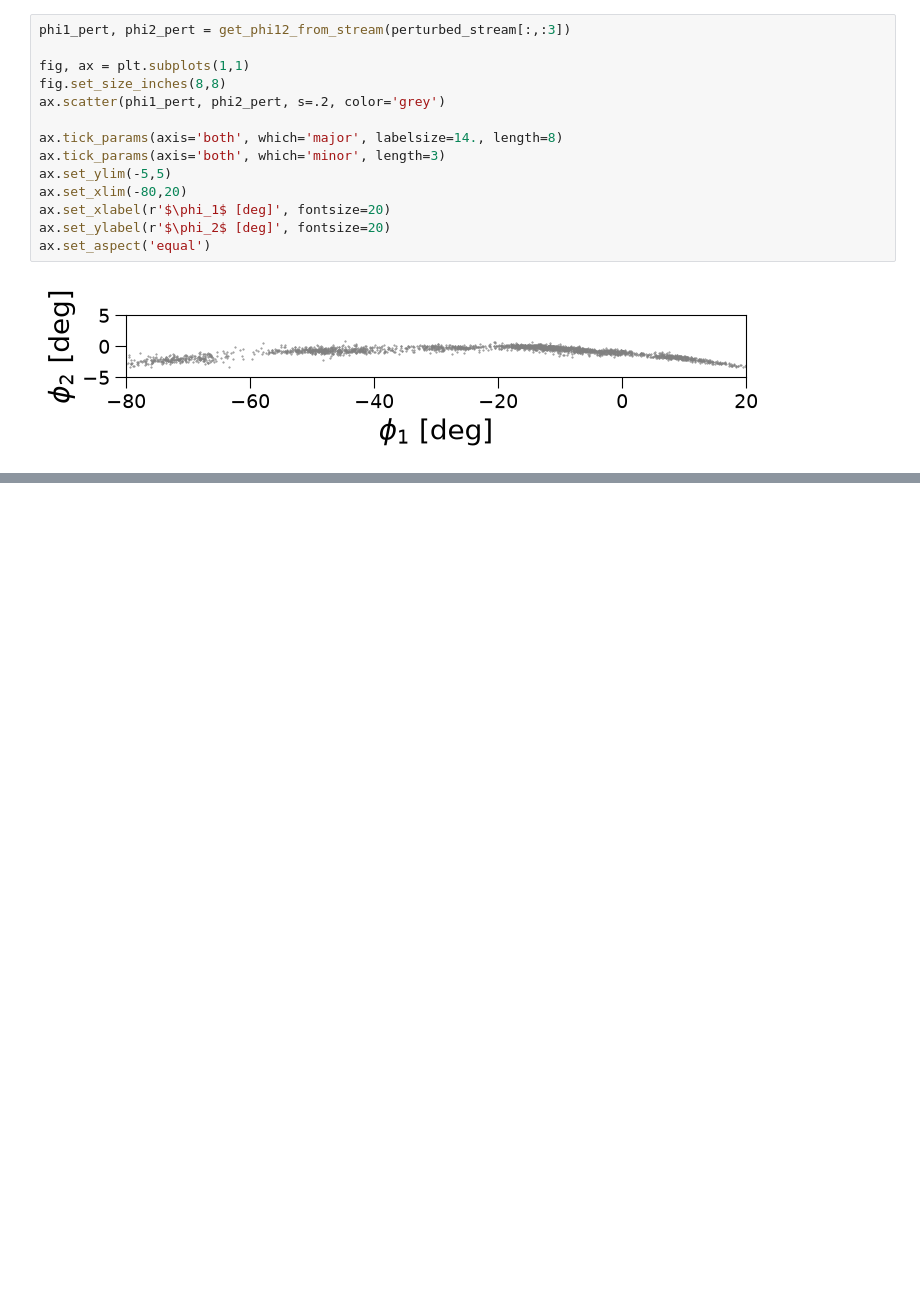
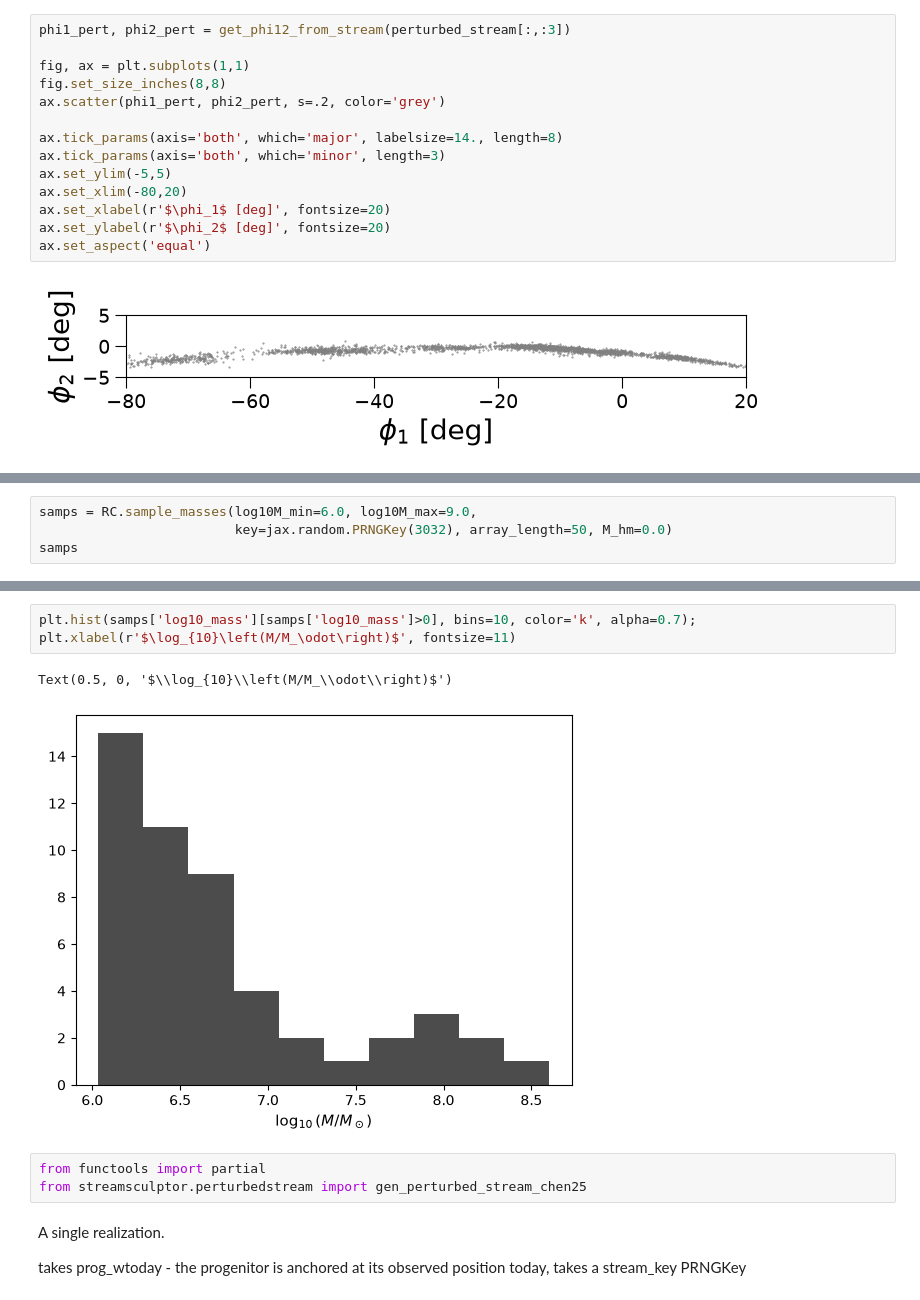
Before and after one commit to MariamKh-code/streamsculptor, a Jupyter notebook: my_notebooks/KICP.ipynb, the cells around one changed output, grey strips where cells are left out. Saved outputs shown, nothing was run; the diff lists cells and outputs as text; blank space fills up the shorter version.

```diff
--- a/my_notebooks/KICP.ipynb
+++ b/my_notebooks/KICP.ipynb
@@ -459,0 +580,4 @@ ax.set_aspect('equal')
+# %%
+samps = RC.sample_masses(log10M_min=6.0, log10M_max=9.0,
+                         key=jax.random.PRNGKey(3032), array_length=50, M_hm=0.0)
+samps
@@ -459,0 +597,14 @@ ax.set_aspect('equal')
+# %%
+plt.hist(samps['log10_mass'][samps['log10_mass']>0], bins=10, color='k', alpha=0.7);
+plt.xlabel(r'$\log_{10}\left(M/M_\odot\right)$', fontsize=11)
+# %% [output]
+Text(0.5, 0, '$\\log_{10}\\left(M/M_\\odot\\right)$')
+[figure, added]
+# %%
+from functools import partial
+from streamsculptor.perturbedstream import gen_perturbed_stream_chen25
+# %% [markdown]
+A single realization.
+
+takes prog_wtoday - the progenitor is anchored at its observed position today,
+takes a stream_key PRNGKey
```
Also changed, not shown: parts of 29 cells of this notebook, 3 other files.
